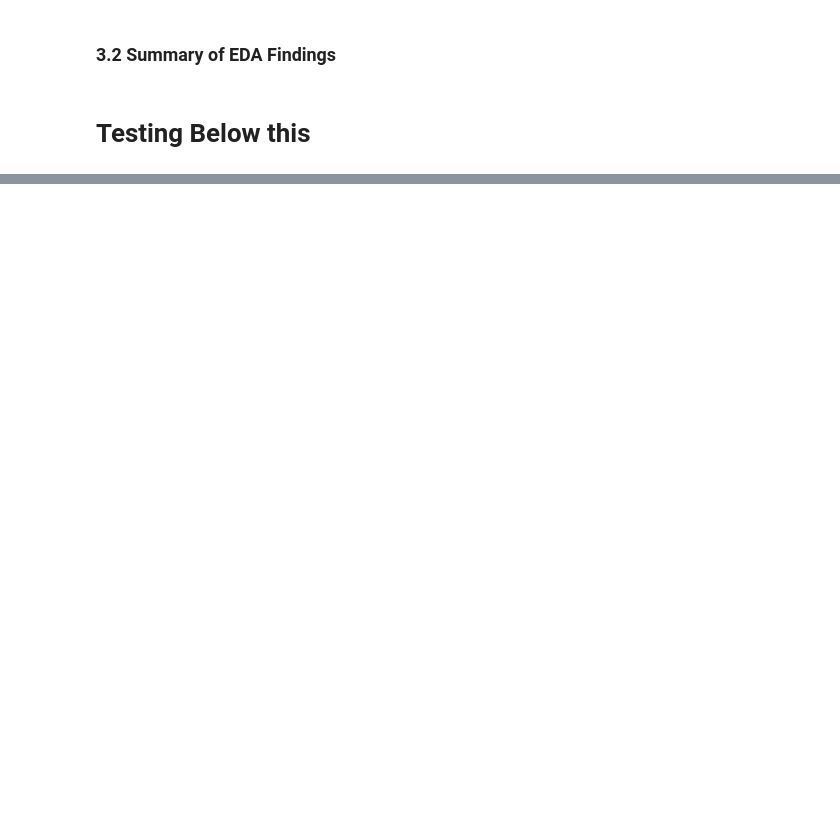
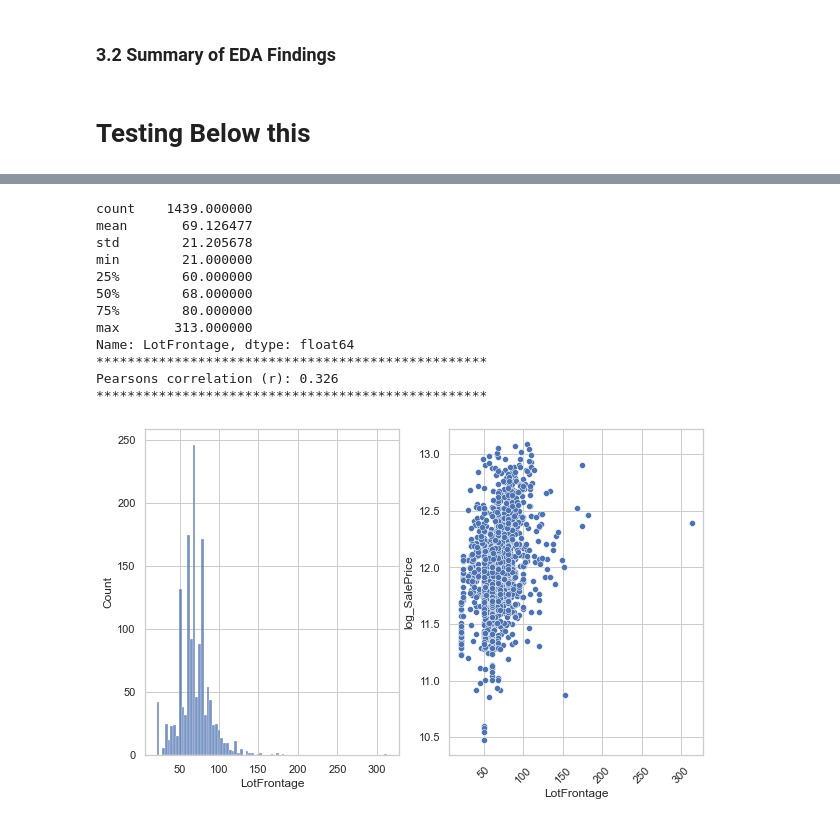
Before and after one commit to aditimayareddy/ameshousing, a Jupyter notebook: I. EDA & Cleaning.ipynb, the cells around one changed output, grey strips where cells are left out. Drawn from its saved outputs; the diff is of its cells as text; code cells hidden in the pictures; blank space fills up the shorter version.

```diff
--- a/I. EDA & Cleaning.ipynb
+++ b/I. EDA & Cleaning.ipynb
@@ -559,0 +898,2 @@ def look_cat(varlist):
+# %%
+train['LotFrontage'] = train['LotFrontage'].astype(int)
@@ -559,0 +910,47 @@ def look_cat(varlist):
+# %%
+def look_num(varlist):
+    for var in varlist:
+
+        #info about missingness
+        num_miss = train[var].isnull().sum()
+        pct_miss = round(num_miss/train.shape[0]*100, 2)
+        print(train[var].describe())
+        print('*'*50)
+
+        #info about pearson's correlation
+        corr = pearsonr(train[var], train['log_SalePrice'])
+        print('Pearsons correlation (r):', round(corr[0],3))
+        print('*'*50)
+
+        #Figures
+        sns.set_theme(style="whitegrid")
+
+        #seaborn Histogram
+        f, ax = plt.subplots(1, 2, figsize = (10,6))
+        sns.histplot(x=var, data=train, ax = ax[0])
+        #f.set(xlabel = var, ylabel = 'Count')
+        plt.xticks(rotation = 45)
+
+        #seaborn Scatterplot
+        sns.scatterplot(x=var, y = 'log_SalePrice', data=train, ax = ax[1])
+        plt.xticks(rotation=45)
+
+        yield f.show()
+# %%
+view_num = look_num(num_var)
+# %%
+next(view_num)
+# %% [output]
+count    1439.000000
+mean       69.126477
+std        21.205678
+min        21.000000
+25%        60.000000
+50%        68.000000
+75%        80.000000
+max       313.000000
+Name: LotFrontage, dtype: float64
+**************************************************
+Pearsons correlation (r): 0.326
+**************************************************
+[figure, added]
```
Also changed, not shown: parts of 62 cells of this notebook, 2 other files.
